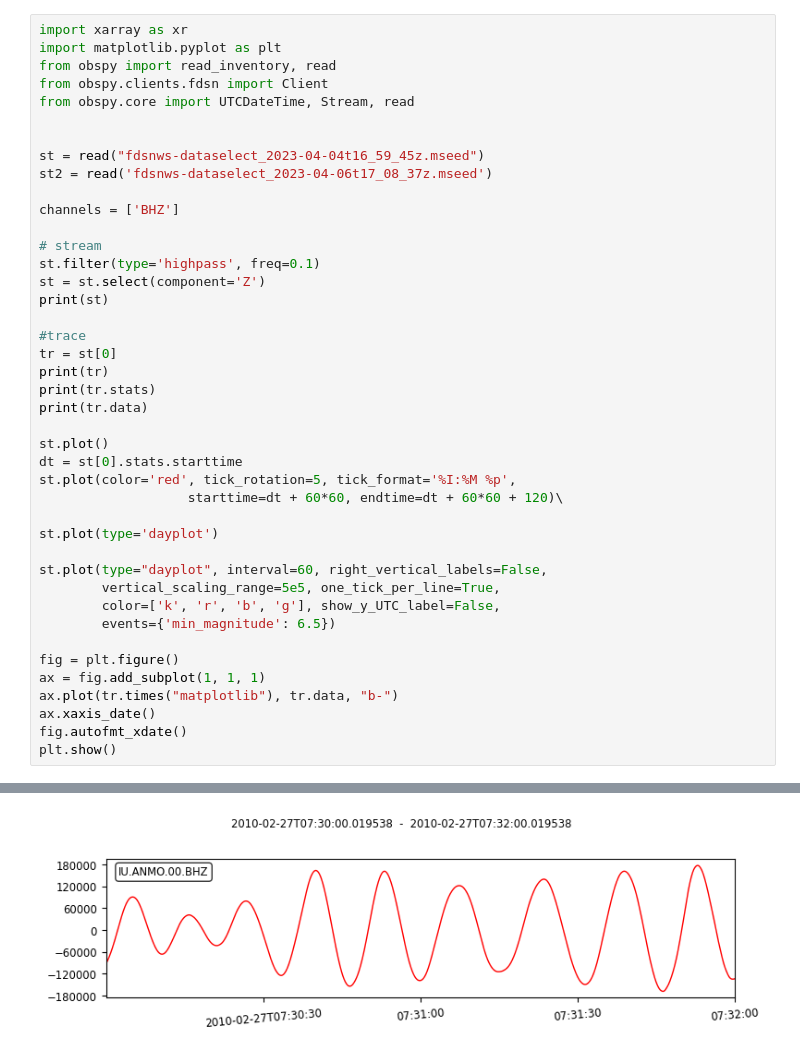
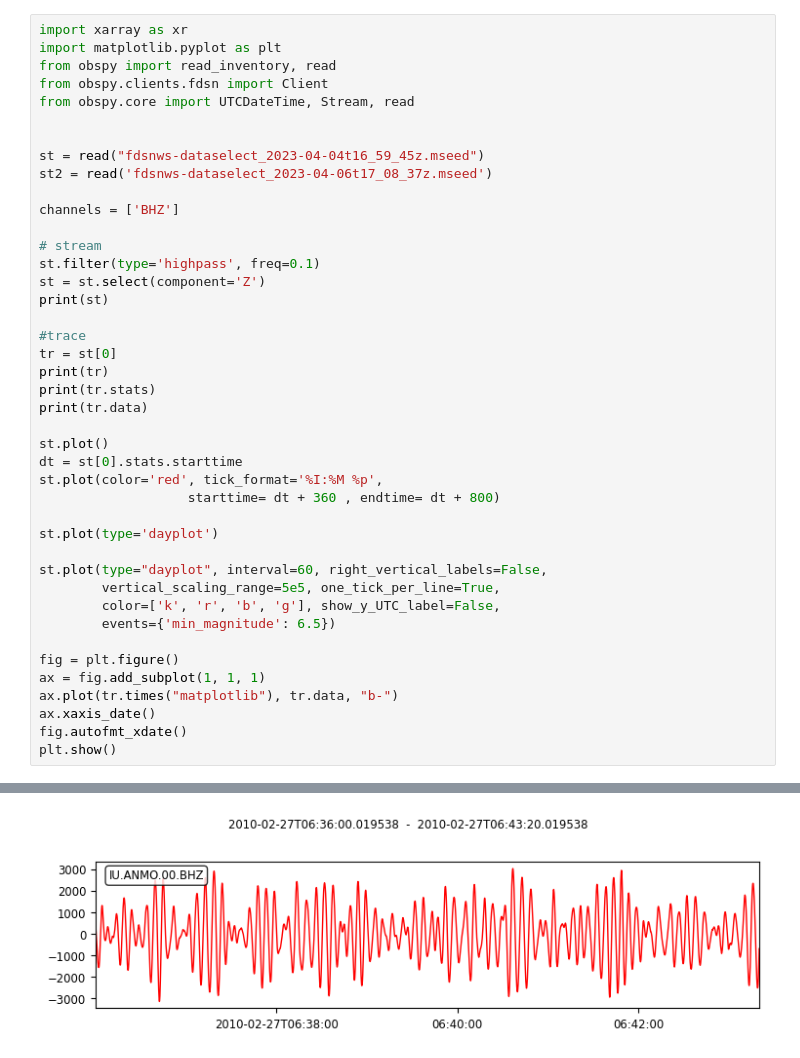
Before and after one commit to GPGN-268-archive/FP01-mars-seismo, a Jupyter notebook: PaigeWork.ipynb, the cells around one changed output, grey strips where cells are left out. Saved outputs shown, nothing was run; the diff lists cells and outputs as text.

```diff
--- a/PaigeWork.ipynb
+++ b/PaigeWork.ipynb
@@ -24,8 +24,8 @@ print(tr.data)
 
 st.plot()
 dt = st[0].stats.starttime
-st.plot(color='red', tick_rotation=5, tick_format='%I:%M %p',
-                   starttime=dt + 60*60, endtime=dt + 60*60 + 120)\
+st.plot(color='red', tick_format='%I:%M %p',
+                   starttime= dt + 360 , endtime= dt + 800)
 
 st.plot(type='dayplot')
 
@@ -33,34 +33,34 @@ st.plot(type="dayplot", interval=60, right_vertical_labels=False,
         vertical_scaling_range=5e5, one_tick_per_line=True,
         color=['k', 'r', 'b', 'g'], show_y_UTC_label=False,
         events={'min_magnitude': 6.5})
 
 fig = plt.figure()
 ax = fig.add_subplot(1, 1, 1)
 ax.plot(tr.times("matplotlib"), tr.data, "b-")
 ax.xaxis_date()
 fig.autofmt_xdate()
 plt.show()
 # %% [output]
 1 Trace(s) in Stream:
 IU.ANMO.00.BHZ | 2010-02-27T06:30:00.019538Z - 2010-02-27T10:29:59.969538Z | 20.0 Hz, 288000 samples
 IU.ANMO.00.BHZ | 2010-02-27T06:30:00.019538Z - 2010-02-27T10:29:59.969538Z | 20.0 Hz, 288000 samples
          network: IU
          station: ANMO
         location: 00
          channel: BHZ
        starttime: 2010-02-27T06:30:00.019538Z
          endtime: 2010-02-27T10:29:59.969538Z
    sampling_rate: 20.0
            delta: 0.05
             npts: 288000
            calib: 1.0
          _format: MSEED
            mseed: AttribDict({'dataquality': 'M', 'number_of_records': 1243, 'encoding': 'STEIM2', 'byteorder': '>', 'record_length': 512, 'filesize': 636416})
       processing: ["ObsPy 1.4.0: filter(options={'freq': 0.1}::type='highpass')"]
 [-45337.23320263 -41679.70836122 -38166.59251038 ...   1671.33330711
    1758.18384819   1844.10169125]
 [figure]
-[figure, old version]
+[figure, new version]
 [figure]
 [figure]
 [figure]
```
